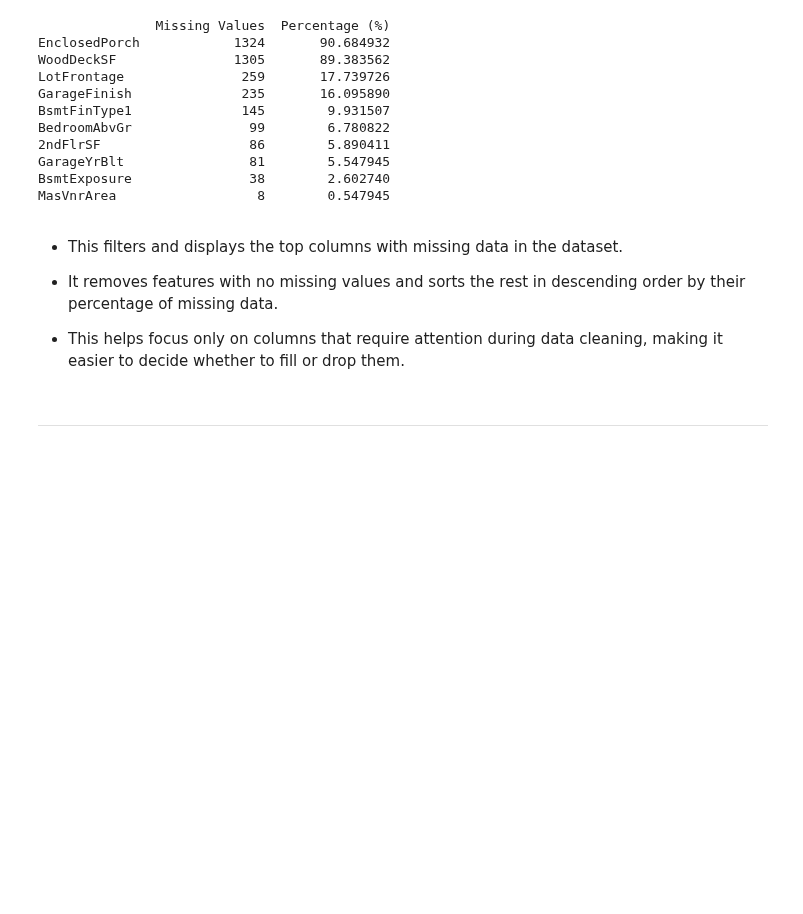
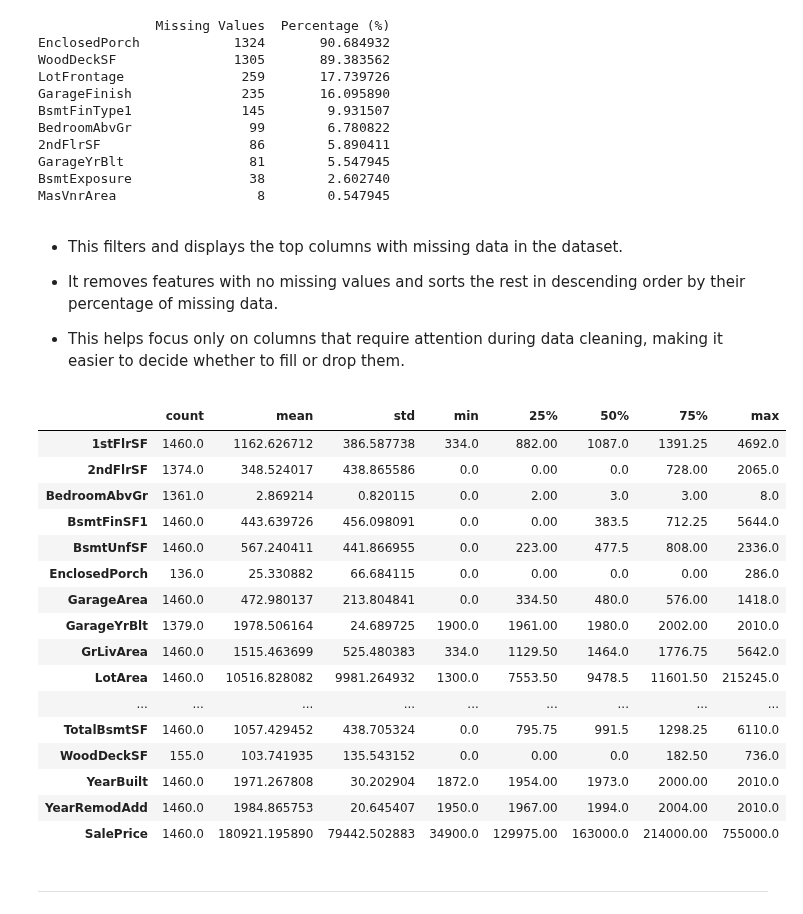
Before and after one commit to aishieee/p5-heritage-housing, a Jupyter notebook: jupyter_notebooks/01_data_exploration.ipynb, the cells around one changed output. Saved outputs shown, nothing was run; the diff lists cells and outputs as text; code cells hidden in the pictures; blank space fills up the shorter version.

Commit message:
Generate and review statistical summary for numerical feautures(describe())

```diff
--- a/jupyter_notebooks/01_data_exploration.ipynb
+++ b/jupyter_notebooks/01_data_exploration.ipynb
@@ -199,6 +199,29 @@ MasVnrArea                  8        0.547945
 -  It removes features with no missing values and sorts the rest in descending order by their percentage of missing data.
 
 -  This helps focus only on columns that require attention during data cleaning, making it easier to decide whether to fill or drop them.
+# %%
+# Generate statistical summary of numerical columns in housing dataset
+
+# Returns summary statistics for each numeric feature - count, mean, std dev, min/max values, and quartiles
+df.select_dtypes(include=['number']).describe().T
+# %% [output]
+|  | count | mean | std | min | 25% | 50% | 75% | max |
+| 1stFlrSF | 1460.0 | 1162.626712 | 386.587738 | 334.0 | 882.00 | 1087.0 | 1391.25 | 4692.0 |
+| 2ndFlrSF | 1374.0 | 348.524017 | 438.865586 | 0.0 | 0.00 | 0.0 | 728.00 | 2065.0 |
+| BedroomAbvGr | 1361.0 | 2.869214 | 0.820115 | 0.0 | 2.00 | 3.0 | 3.00 | 8.0 |
+| BsmtFinSF1 | 1460.0 | 443.639726 | 456.098091 | 0.0 | 0.00 | 383.5 | 712.25 | 5644.0 |
+| BsmtUnfSF | 1460.0 | 567.240411 | 441.866955 | 0.0 | 223.00 | 477.5 | 808.00 | 2336.0 |
+| EnclosedPorch | 136.0 | 25.330882 | 66.684115 | 0.0 | 0.00 | 0.0 | 0.00 | 286.0 |
+| GarageArea | 1460.0 | 472.980137 | 213.804841 | 0.0 | 334.50 | 480.0 | 576.00 | 1418.0 |
+| GarageYrBlt | 1379.0 | 1978.506164 | 24.689725 | 1900.0 | 1961.00 | 1980.0 | 2002.00 | 2010.0 |
+| GrLivArea | 1460.0 | 1515.463699 | 525.480383 | 334.0 | 1129.50 | 1464.0 | 1776.75 | 5642.0 |
+| LotArea | 1460.0 | 10516.828082 | 9981.264932 | 1300.0 | 7553.50 | 9478.5 | 11601.50 | 215245.0 |
+| ... | ... | ... | ... | ... | ... | ... | ... | ... |
+| TotalBsmtSF | 1460.0 | 1057.429452 | 438.705324 | 0.0 | 795.75 | 991.5 | 1298.25 | 6110.0 |
+| WoodDeckSF | 155.0 | 103.741935 | 135.543152 | 0.0 | 0.00 | 0.0 | 182.50 | 736.0 |
+| YearBuilt | 1460.0 | 1971.267808 | 30.202904 | 1872.0 | 1954.00 | 1973.0 | 2000.00 | 2010.0 |
+| YearRemodAdd | 1460.0 | 1984.865753 | 20.645407 | 1950.0 | 1967.00 | 1994.0 | 2004.00 | 2010.0 |
+| SalePrice | 1460.0 | 180921.195890 | 79442.502883 | 34900.0 | 129975.00 | 163000.0 | 214000.00 | 755000.0 |
 # %% [markdown]
 ---
 # %% [markdown]
```
